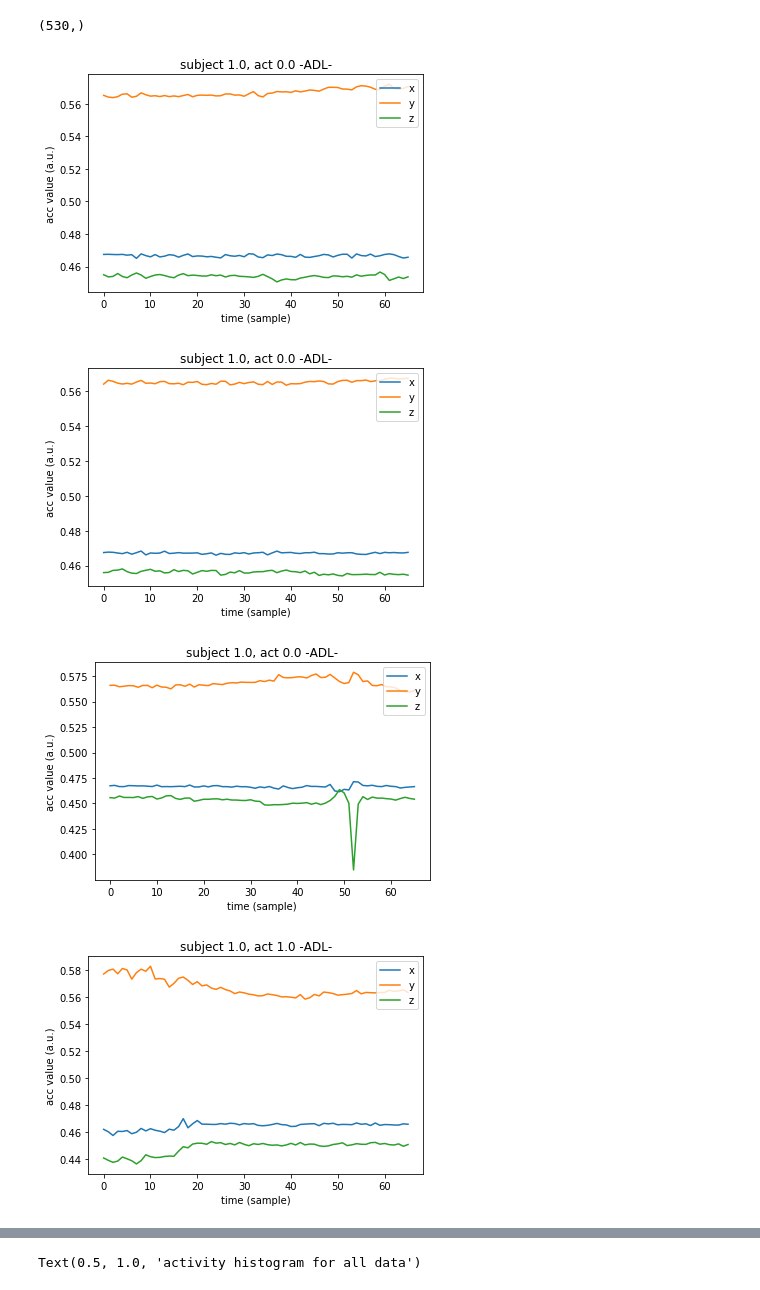
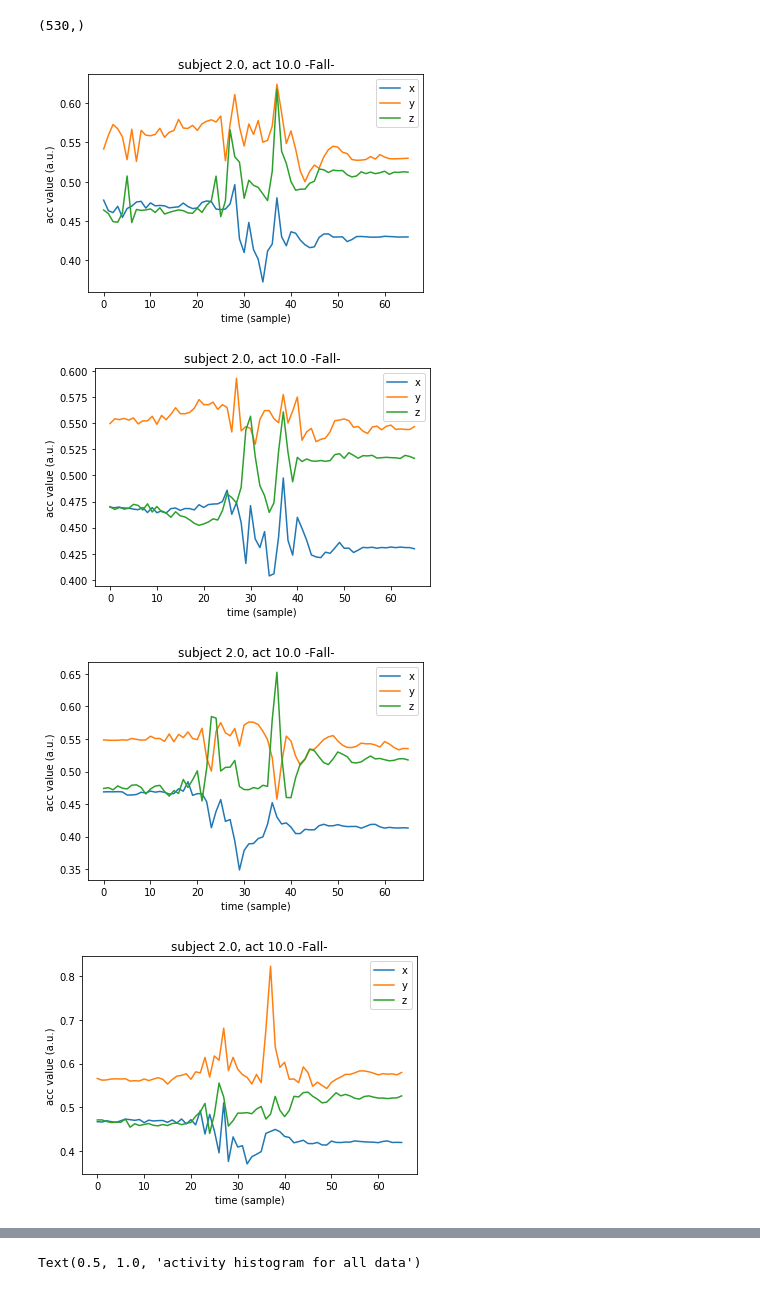
Before and after one commit to chanmi168/Fall-Detection-DAT, a Jupyter notebook: stage1_preprocessing_UMAFall.ipynb, the cells around one changed output, grey strips where cells are left out. Cells and saved outputs as stored; diff of their text form; code cells hidden in the pictures.

```diff
--- a/stage1_preprocessing_UMAFall.ipynb
+++ b/stage1_preprocessing_UMAFall.ipynb
@@ -83,7 +87,9 @@ data_all = np.zeros((window_length,3,samples_n))
 actlabels_all = np.zeros((samples_n,))
 sub_all = np.zeros((samples_n,))
 
-for i, filename in enumerate(df['x_DataName']):
+i = 0
+for filename in tqdm(df['x_DataName']):
+# for i, filename in enumerate(df['x_DataName']):
   sub_id = int(filename.split('_')[0])
   activity_id = act_embeddings[filename.split('_')[1]]
   location = filename.split('_')[3][:-4]
@@ -93,3 +99,4 @@ for i, filename in enumerate(df['x_DataName']):
   data_all[:,:,i] = df_imp.to_numpy()
   actlabels_all[i] = activity_id
   sub_all[i] = sub_id
+  i += 1
@@ -125,23 +139,28 @@ sub_all.shape
 # %% [output]
 (530,)
 # %%
+count = 0
+
 for i in range(data_all.shape[2]):
+  if actlabels_all[i] < 10:
+    continue
   plt.plot(data_all[:,0,i], label='x')
   plt.plot(data_all[:,1,i], label='y')
   plt.plot(data_all[:,2,i], label='z')
   plt.ylabel('acc value (a.u.)')
   plt.xlabel('time (sample)')
   plt.legend(loc='upper right')
   if actlabels_all[i] in [10,11,12]:
     plt.title('subject {}, act {} -Fall-'.format(sub_all[i], actlabels_all[i]))
   else:
     plt.title('subject {}, act {} -ADL-'.format(sub_all[i], actlabels_all[i]))
   plt.show()
 
-  if i == 5:
+  count += 1
+  if count == 10:
     break
 # %% [output]
-[figure, old version]
+[figure, new version]
-[figure, old version]
+[figure, new version]
-[figure, old version]
+[figure, new version]
-[figure, old version]
+[figure, new version]
```
Also changed, not shown: parts of 11 cells of this notebook, 12 other files.
